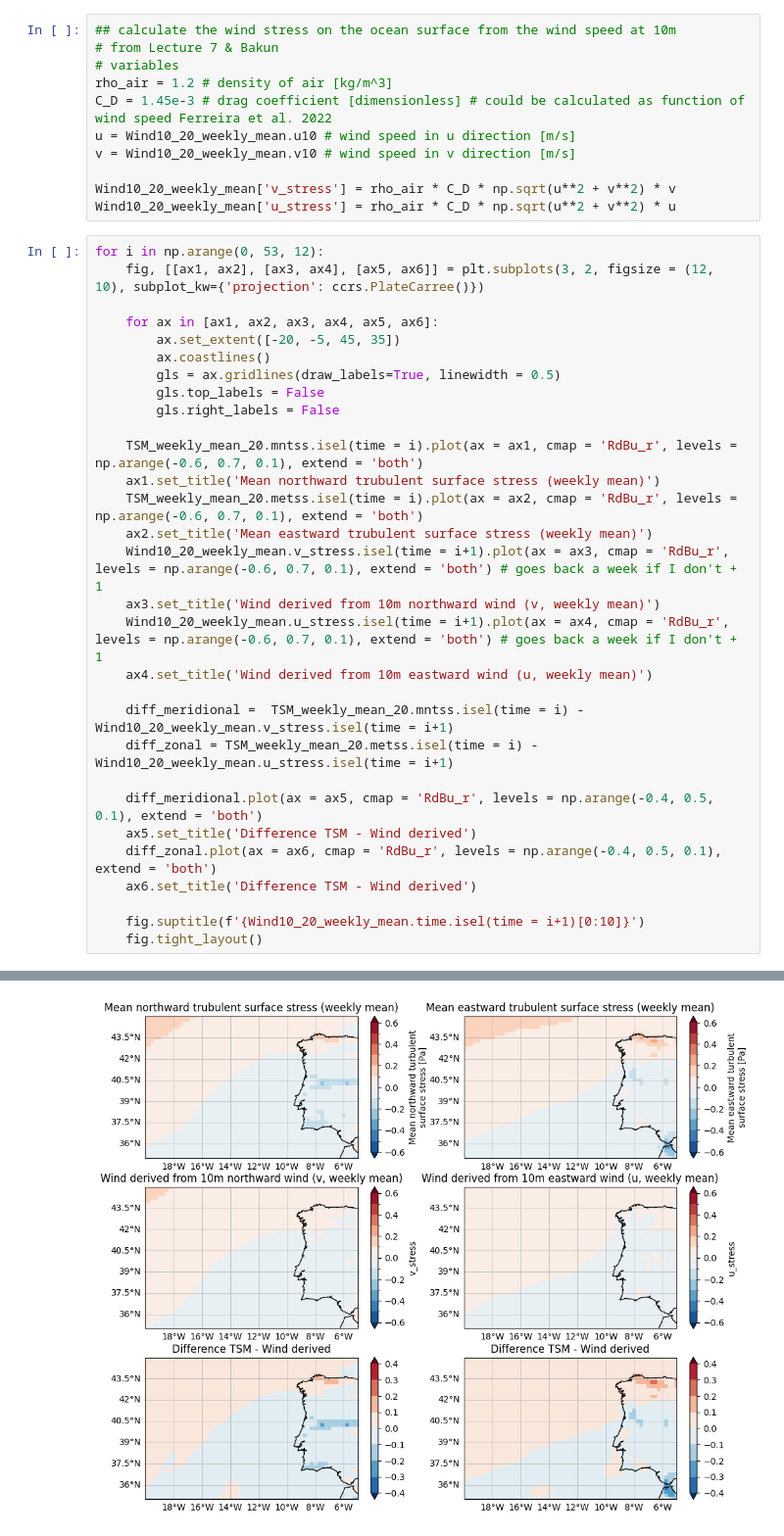
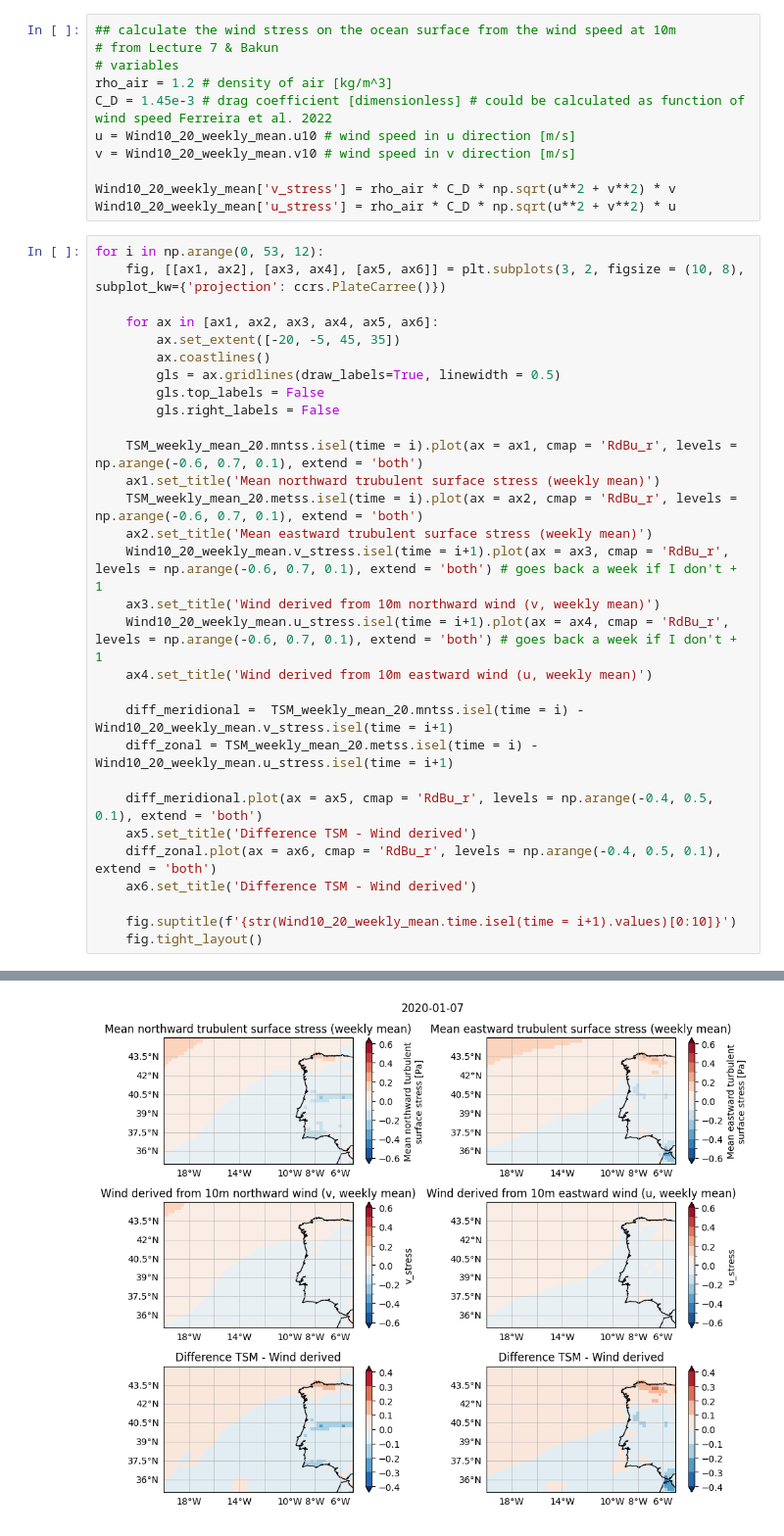
Before and after one commit to Marie-Louise-Korte/Iberian_Coast_Upwelling, a Jupyter notebook: 3_ERA5_mean_stress.ipynb, the cells around one changed output, grey strips where cells are left out. Shown at 98% size. Cells and saved outputs as stored; diff of their text form.

Commit message:
small change to plotting TSM and stress from wind

```diff
--- a/3_ERA5_mean_stress.ipynb
+++ b/3_ERA5_mean_stress.ipynb
@@ -208,7 +206,7 @@ Wind10_20_weekly_mean['v_stress'] = rho_air * C_D * np.sqrt(u**2 + v**2) * v
 Wind10_20_weekly_mean['u_stress'] = rho_air * C_D * np.sqrt(u**2 + v**2) * u
 # %%
 for i in np.arange(0, 53, 12):
-    fig, [[ax1, ax2], [ax3, ax4], [ax5, ax6]] = plt.subplots(3, 2, figsize = (12, 10), subplot_kw={'projection': ccrs.PlateCarree()})
+    fig, [[ax1, ax2], [ax3, ax4], [ax5, ax6]] = plt.subplots(3, 2, figsize = (10, 8), subplot_kw={'projection': ccrs.PlateCarree()})
 
     for ax in [ax1, ax2, ax3, ax4, ax5, ax6]:
         ax.set_extent([-20, -5, 45, 35])
@@ -234,6 +232,6 @@ for i in np.arange(0, 53, 12):
     diff_zonal.plot(ax = ax6, cmap = 'RdBu_r', levels = np.arange(-0.4, 0.5, 0.1), extend = 'both')
     ax6.set_title('Difference TSM - Wind derived')
 
-    fig.suptitle(f'{Wind10_20_weekly_mean.time.isel(time = i+1)[0:10]}')
+    fig.suptitle(f'{str(Wind10_20_weekly_mean.time.isel(time = i+1).values)[0:10]}')
     fig.tight_layout()
 # %% [output]
@@ -241 +238 @@ IndexError: too many indices
-[figure, old version]
+[figure, new version]
```
Also changed, not shown: parts of 2 cells of this notebook.
